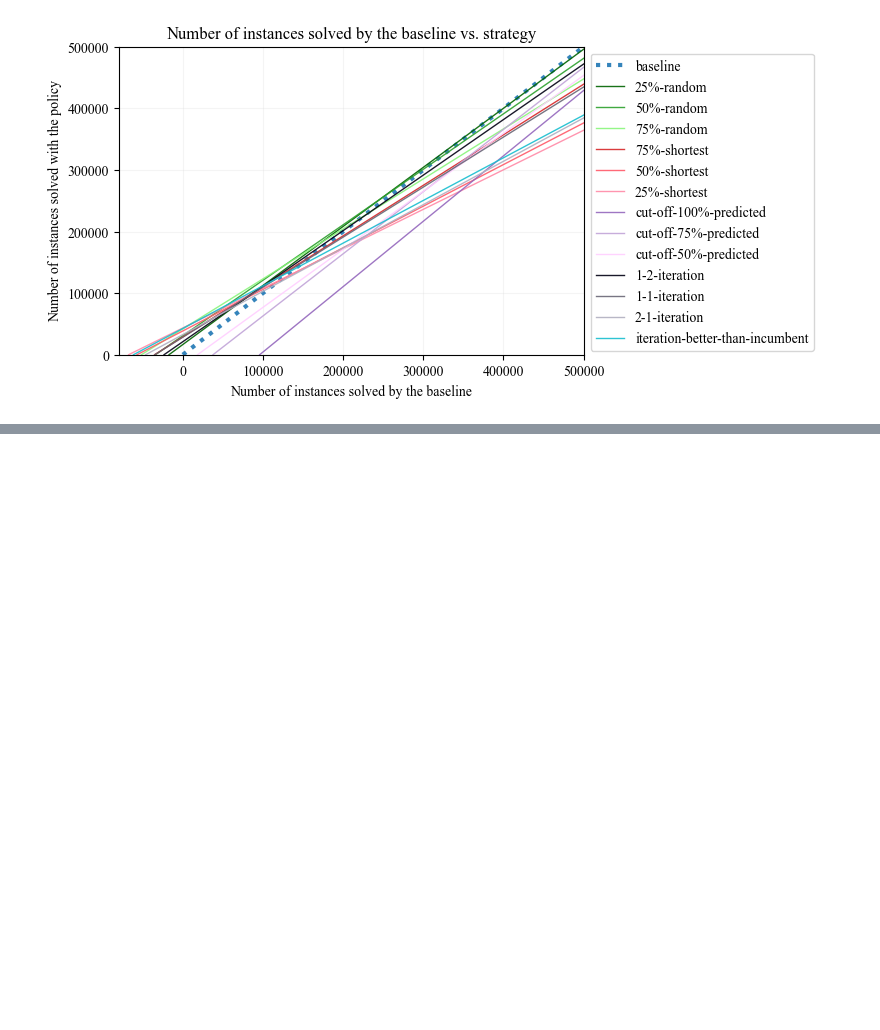
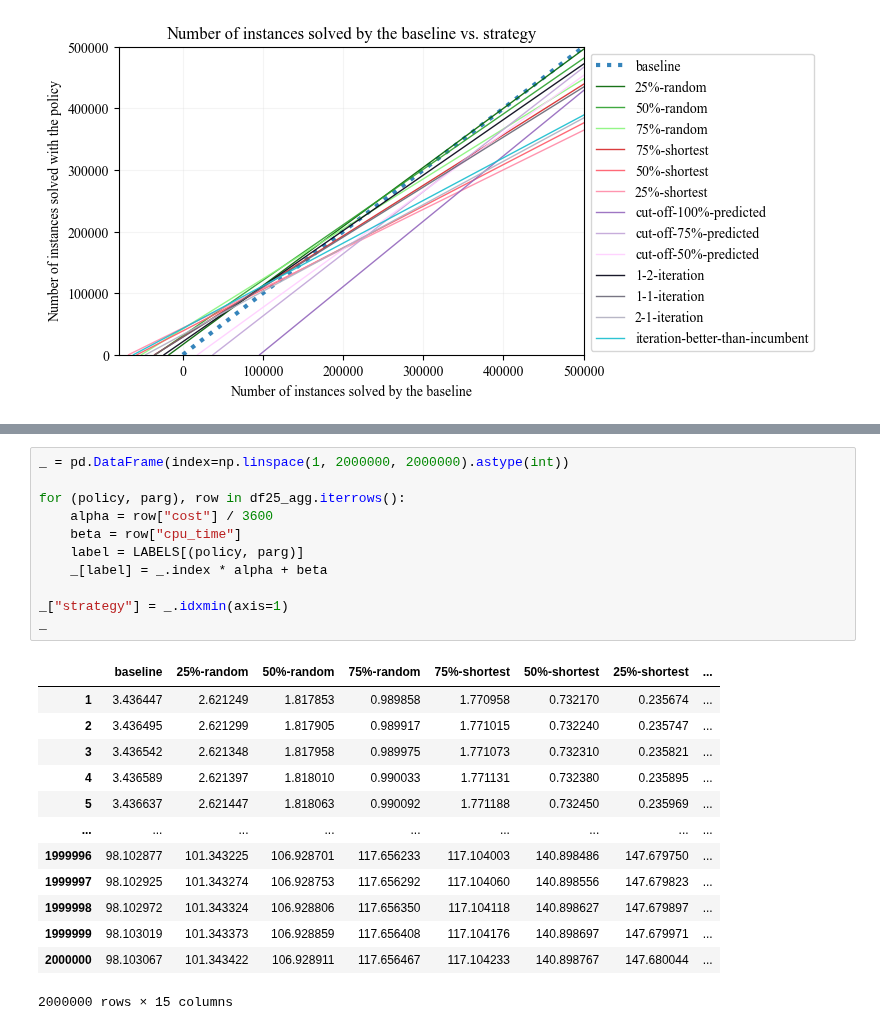
Before and after one commit to zakrzewow/raw-algorithm-portfolios, a Jupyter notebook: results.ipynb, the cells around one changed output, grey strips where cells are left out. Saved outputs shown, nothing was run; the diff lists cells and outputs as text; blank space fills up the shorter version.

```diff
--- a/results.ipynb
+++ b/results.ipynb
@@ -305,0 +334,25 @@ plt.show()
+# %%
+_ = pd.DataFrame(index=np.linspace(1, 2000000, 2000000).astype(int))
+
+for (policy, parg), row in df25_agg.iterrows():
+    alpha = row["cost"] / 3600
+    beta = row["cpu_time"]
+    label = LABELS[(policy, parg)]
+    _[label] = _.index * alpha + beta
+
+_["strategy"] = _.idxmin(axis=1)
+_
+# %% [output]
+|  | baseline | 25%-random | 50%-random | 75%-random | 75%-shortest | 50%-shortest | 25%-shortest | ... |
+| 1 | 3.436447 | 2.621249 | 1.817853 | 0.989858 | 1.770958 | 0.732170 | 0.235674 | ... |
+| 2 | 3.436495 | 2.621299 | 1.817905 | 0.989917 | 1.771015 | 0.732240 | 0.235747 | ... |
+| 3 | 3.436542 | 2.621348 | 1.817958 | 0.989975 | 1.771073 | 0.732310 | 0.235821 | ... |
+| 4 | 3.436589 | 2.621397 | 1.818010 | 0.990033 | 1.771131 | 0.732380 | 0.235895 | ... |
+| 5 | 3.436637 | 2.621447 | 1.818063 | 0.990092 | 1.771188 | 0.732450 | 0.235969 | ... |
+| ... | ... | ... | ... | ... | ... | ... | ... | ... |
+| 1999996 | 98.102877 | 101.343225 | 106.928701 | 117.656233 | 117.104003 | 140.898486 | 147.679750 | ... |
+| 1999997 | 98.102925 | 101.343274 | 106.928753 | 117.656292 | 117.104060 | 140.898556 | 147.679823 | ... |
+| 1999998 | 98.102972 | 101.343324 | 106.928806 | 117.656350 | 117.104118 | 140.898627 | 147.679897 | ... |
+| 1999999 | 98.103019 | 101.343373 | 106.928859 | 117.656408 | 117.104176 | 140.898697 | 147.679971 | ... |
+| 2000000 | 98.103067 | 101.343422 | 106.928911 | 117.656467 | 117.104233 | 140.898767 | 147.680044 | ... |
+2000000 rows × 15 columns
```
Also changed, not shown: parts of 3 cells of this notebook, 1 other file.
